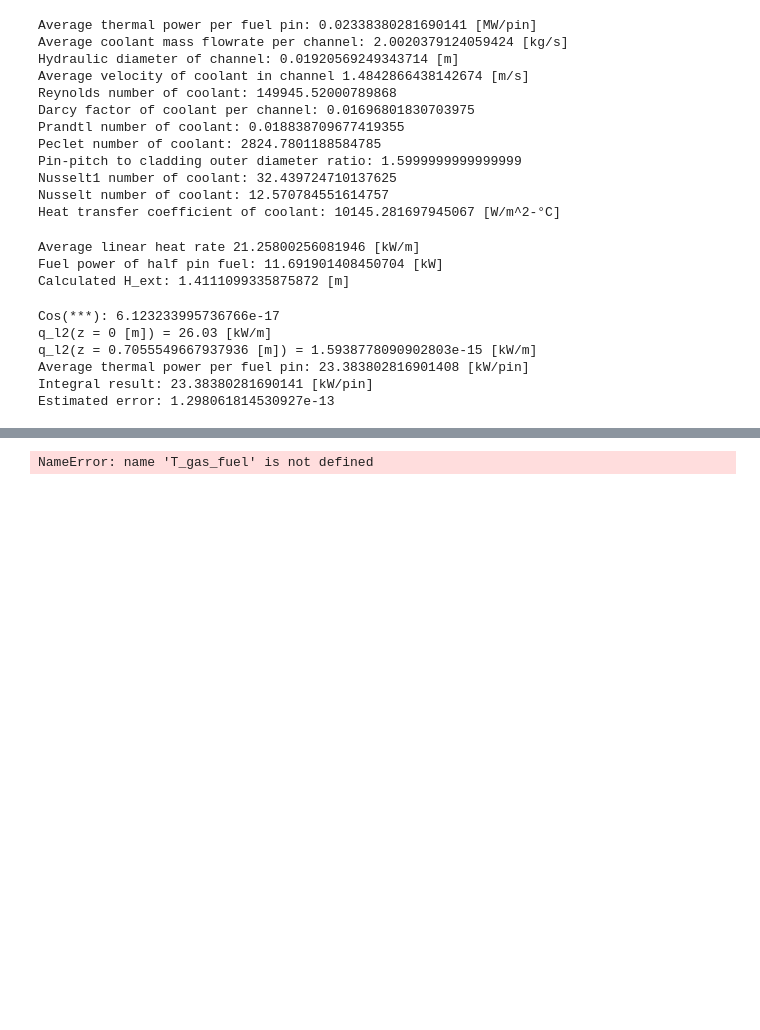
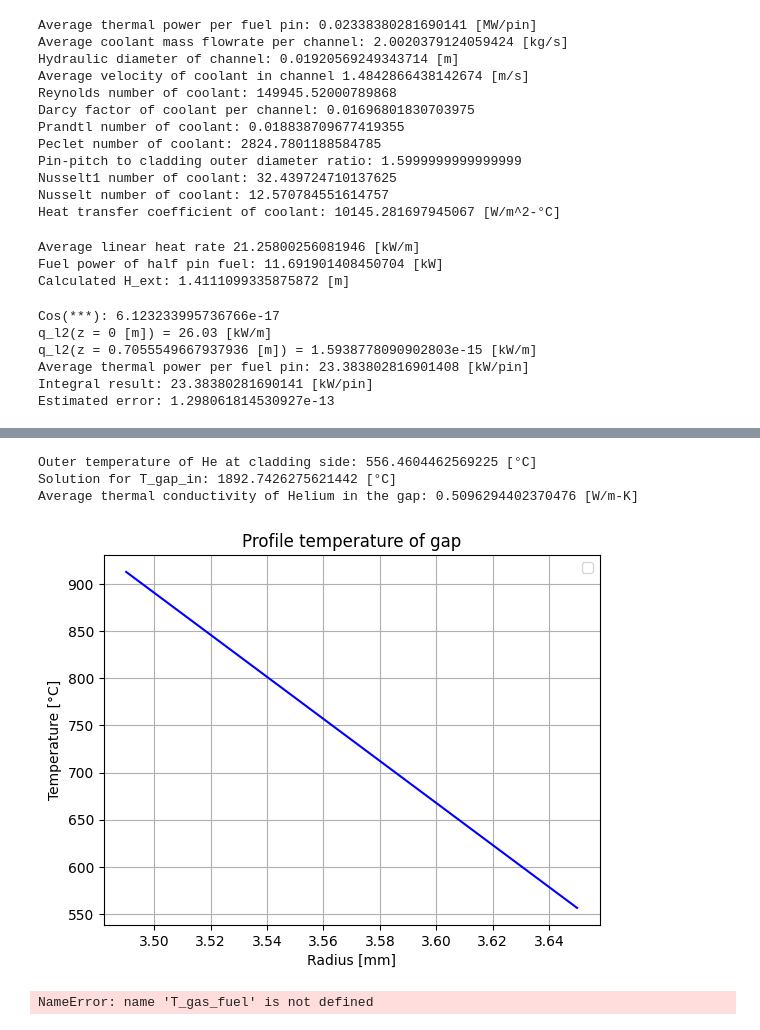
Before and after one commit to Aleperk99/NuclearDesignProject, a Jupyter notebook: Handout/Handouts.ipynb, the cells around one changed output, grey strips where cells are left out. Drawn from its saved outputs; the diff is of its cells as text; code cells hidden in the pictures; blank space fills up the shorter version.

```diff
--- a/Handout/Handouts.ipynb
+++ b/Handout/Handouts.ipynb
@@ -207,0 +208,47 @@ Inner cladding temperature: 556.4604462569225 [°C]
+# %%
+# Radial temperature profile at midplane of Gap
+
+# Define constants
+T_gap_out = T_clad_in #[°C] Outer temperature of the gap at cladding side
+r_gap_out = r_clad_in #[mm] Outer radius of the gap
+r_gap_in = D_fuel/2 #[mm] Inner radius of the gap
+T_gap_out_K = T_gap_out + 273.15 #[K] Outer temperature of gap
+print('Outer temperature of He at cladding side:',T_gap_out, '[°C]')
+
+# Define the function that will solve for T_gap_in
+def T_gap_profile(T_gap_in_K):
+    # Define k_gap as a function of T_gap_in
+    T_gap_avg = (T_gap_in_K + T_gap_out_K) / 2 #[K] Average temperature of the gap
+    k_gap = 15.8e-4 * T_gap_avg**0.79 #[W/m-K] Thermal conductivity of Helium in the gap
+
+    # Approximation of the integral of conductivity in the gap
+    return (T_gap_in_K - T_gap_out_K) - (q_l0 * 1e3 * r_clad_out * (r_clad_out - r_clad_in)) / (P_w * r_clad_in * k_gap) #[K]
+
+# Provide an initial guess for T_gap_in
+T_gap_in_guess = T_gap_out_K + 5  #[K]
+
+# Solve for T_gap_in using fsolve
+T_gap_in_K_sol = fsolve(T_gap_profile, T_gap_in_guess)
+T_gap_in = T_gap_in_K_sol[0] - 273.15 #[°C] Inner temperature of the gap at fuel side
+print('Solution for T_gap_in:', T_gap_in,'[°C]')
+
+# Define the range of r values
+r_gap_values = np.linspace(r_gap_in, r_gap_out, 100)  #values along gap thickness
+
+# Solve the differential equation
+theta_gap = (T_gap_in_K_sol[0] + T_gap_out_K) / 2
+k_gap_cte = 15.8e-4 * theta_gap**0.79 #[W/m-K] Average thermal conductivity of Helium in the gap
+C_gap = - (q_l0 * 1e3 * r_clad_out) / (P_w * r_clad_in * k_gap_cte)
+T_gap_values = T_gap_out_K - C_gap * (r_gap_out - r_gap_values) - 273.15 #[°C] Compute temperature values of gap
+print('Average thermal conductivity of Helium in the gap:', k_gap_cte,'[W/m-K]')
+
+# Plot the results
+plt.plot(r_gap_values, T_gap_values, color='blue')
+
+plt.title('Profile temperature of gap')
+plt.xlabel('Radius [mm]')
+plt.ylabel('Temperature [°C]')
+plt.grid()
+plt.legend()
+plt.show()
+# %% [output]
@@ -208,3 +256,7 @@ Inner cladding temperature: 556.4604462569225 [°C]
+Outer temperature of He at cladding side: 556.4604462569225 [°C]
+Solution for T_gap_in: 1892.7426275621442 [°C]
+Average thermal conductivity of Helium in the gap: 0.5096294402370476 [W/m-K]
+[figure, added]
 # %%
 # HOT GEOMETRY ANALYSIS
 
```
Also changed, not shown: parts of 4 cells of this notebook.
